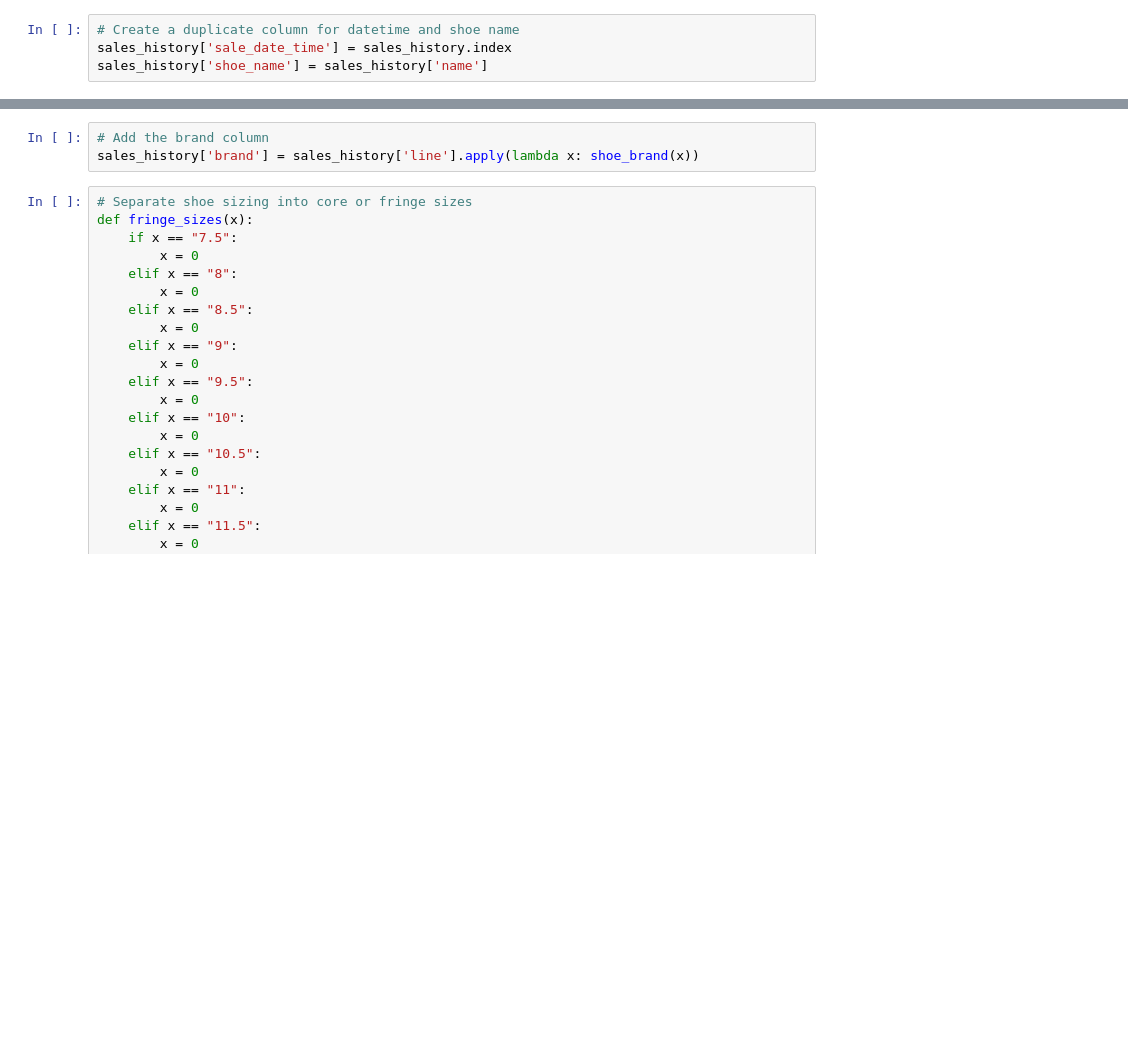
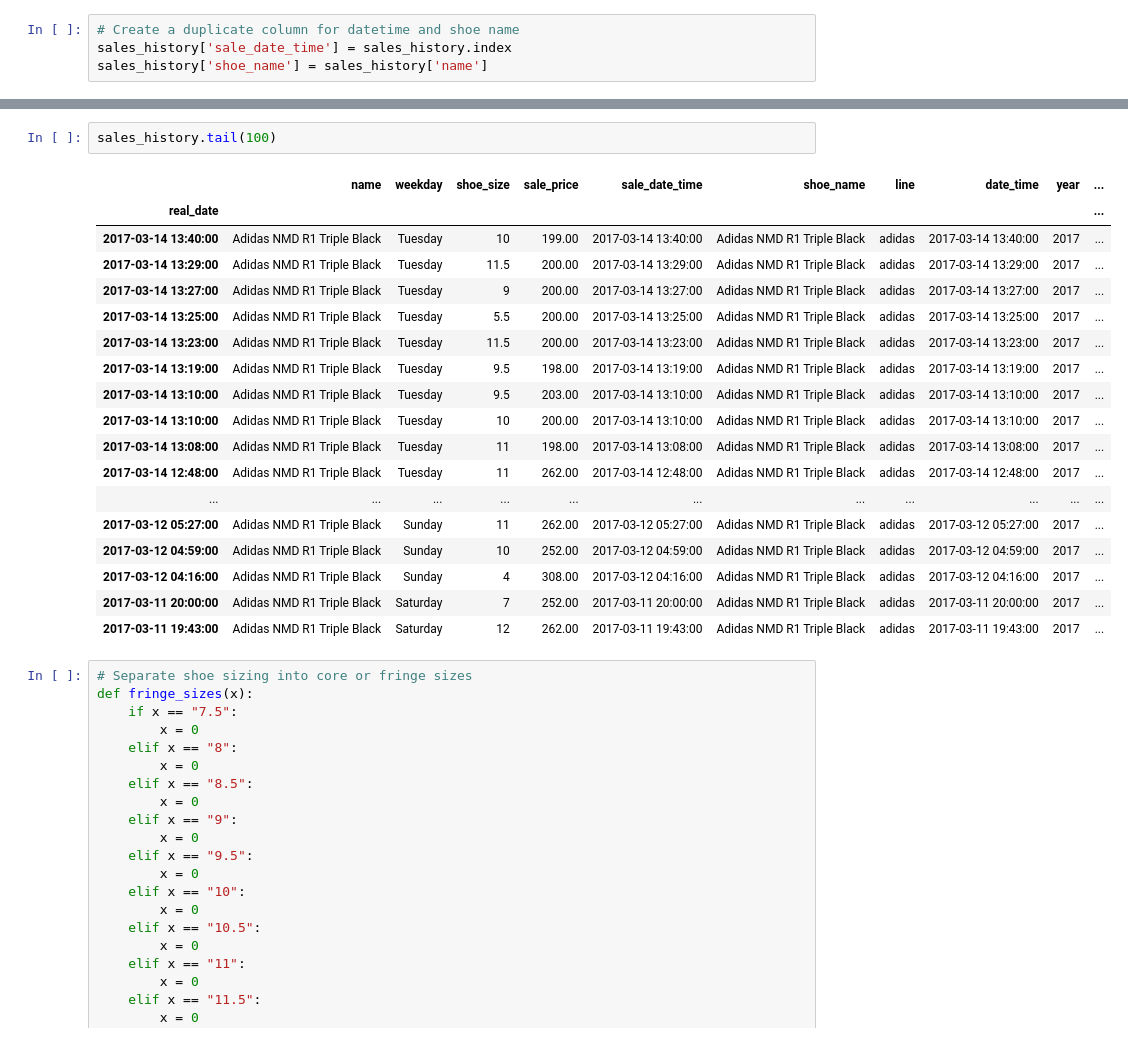
Before and after one commit to maludee/sneaker-forecast-app, a Jupyter notebook: price_model_by_day.ipynb, the cells around one changed output, grey strips where cells are left out. Drawn from its saved outputs; the diff is of its cells as text; blank space fills up the shorter version.

```diff
--- a/price_model_by_day.ipynb
+++ b/price_model_by_day.ipynb
@@ -141,6 +134,24 @@ def shoe_brand(x):
-# %%
-# Add the brand column
-sales_history['brand'] = sales_history['line'].apply(lambda x: shoe_brand(x))
+# %%
+sales_history.tail(100)
+# %% [output]
+|  | name | weekday | shoe_size | sale_price | sale_date_time | shoe_name | line | date_time | year | ... |
+| real_date |  |  |  |  |  |  |  |  |  | ... |
+| 2017-03-14 13:40:00 | Adidas NMD R1 Triple Black | Tuesday | 10 | 199.00 | 2017-03-14 13:40:00 | Adidas NMD R1 Triple Black | adidas | 2017-03-14 13:40:00 | 2017 | ... |
+| 2017-03-14 13:29:00 | Adidas NMD R1 Triple Black | Tuesday | 11.5 | 200.00 | 2017-03-14 13:29:00 | Adidas NMD R1 Triple Black | adidas | 2017-03-14 13:29:00 | 2017 | ... |
+| 2017-03-14 13:27:00 | Adidas NMD R1 Triple Black | Tuesday | 9 | 200.00 | 2017-03-14 13:27:00 | Adidas NMD R1 Triple Black | adidas | 2017-03-14 13:27:00 | 2017 | ... |
+| 2017-03-14 13:25:00 | Adidas NMD R1 Triple Black | Tuesday | 5.5 | 200.00 | 2017-03-14 13:25:00 | Adidas NMD R1 Triple Black | adidas | 2017-03-14 13:25:00 | 2017 | ... |
+| 2017-03-14 13:23:00 | Adidas NMD R1 Triple Black | Tuesday | 11.5 | 200.00 | 2017-03-14 13:23:00 | Adidas NMD R1 Triple Black | adidas | 2017-03-14 13:23:00 | 2017 | ... |
+| 2017-03-14 13:19:00 | Adidas NMD R1 Triple Black | Tuesday | 9.5 | 198.00 | 2017-03-14 13:19:00 | Adidas NMD R1 Triple Black | adidas | 2017-03-14 13:19:00 | 2017 | ... |
+| 2017-03-14 13:10:00 | Adidas NMD R1 Triple Black | Tuesday | 9.5 | 203.00 | 2017-03-14 13:10:00 | Adidas NMD R1 Triple Black | adidas | 2017-03-14 13:10:00 | 2017 | ... |
+| 2017-03-14 13:10:00 | Adidas NMD R1 Triple Black | Tuesday | 10 | 200.00 | 2017-03-14 13:10:00 | Adidas NMD R1 Triple Black | adidas | 2017-03-14 13:10:00 | 2017 | ... |
+| 2017-03-14 13:08:00 | Adidas NMD R1 Triple Black | Tuesday | 11 | 198.00 | 2017-03-14 13:08:00 | Adidas NMD R1 Triple Black | adidas | 2017-03-14 13:08:00 | 2017 | ... |
+| 2017-03-14 12:48:00 | Adidas NMD R1 Triple Black | Tuesday | 11 | 262.00 | 2017-03-14 12:48:00 | Adidas NMD R1 Triple Black | adidas | 2017-03-14 12:48:00 | 2017 | ... |
+| ... | ... | ... | ... | ... | ... | ... | ... | ... | ... | ... |
+| 2017-03-12 05:27:00 | Adidas NMD R1 Triple Black | Sunday | 11 | 262.00 | 2017-03-12 05:27:00 | Adidas NMD R1 Triple Black | adidas | 2017-03-12 05:27:00 | 2017 | ... |
+| 2017-03-12 04:59:00 | Adidas NMD R1 Triple Black | Sunday | 10 | 252.00 | 2017-03-12 04:59:00 | Adidas NMD R1 Triple Black | adidas | 2017-03-12 04:59:00 | 2017 | ... |
+| 2017-03-12 04:16:00 | Adidas NMD R1 Triple Black | Sunday | 4 | 308.00 | 2017-03-12 04:16:00 | Adidas NMD R1 Triple Black | adidas | 2017-03-12 04:16:00 | 2017 | ... |
+| 2017-03-11 20:00:00 | Adidas NMD R1 Triple Black | Saturday | 7 | 252.00 | 2017-03-11 20:00:00 | Adidas NMD R1 Triple Black | adidas | 2017-03-11 20:00:00 | 2017 | ... |
+| 2017-03-11 19:43:00 | Adidas NMD R1 Triple Black | Saturday | 12 | 262.00 | 2017-03-11 19:43:00 | Adidas NMD R1 Triple Black | adidas | 2017-03-11 19:43:00 | 2017 | ... |
 # %%
 # Separate shoe sizing into core or fringe sizes
 def fringe_sizes(x):
```
Also changed, not shown: parts of 8 cells of this notebook.
